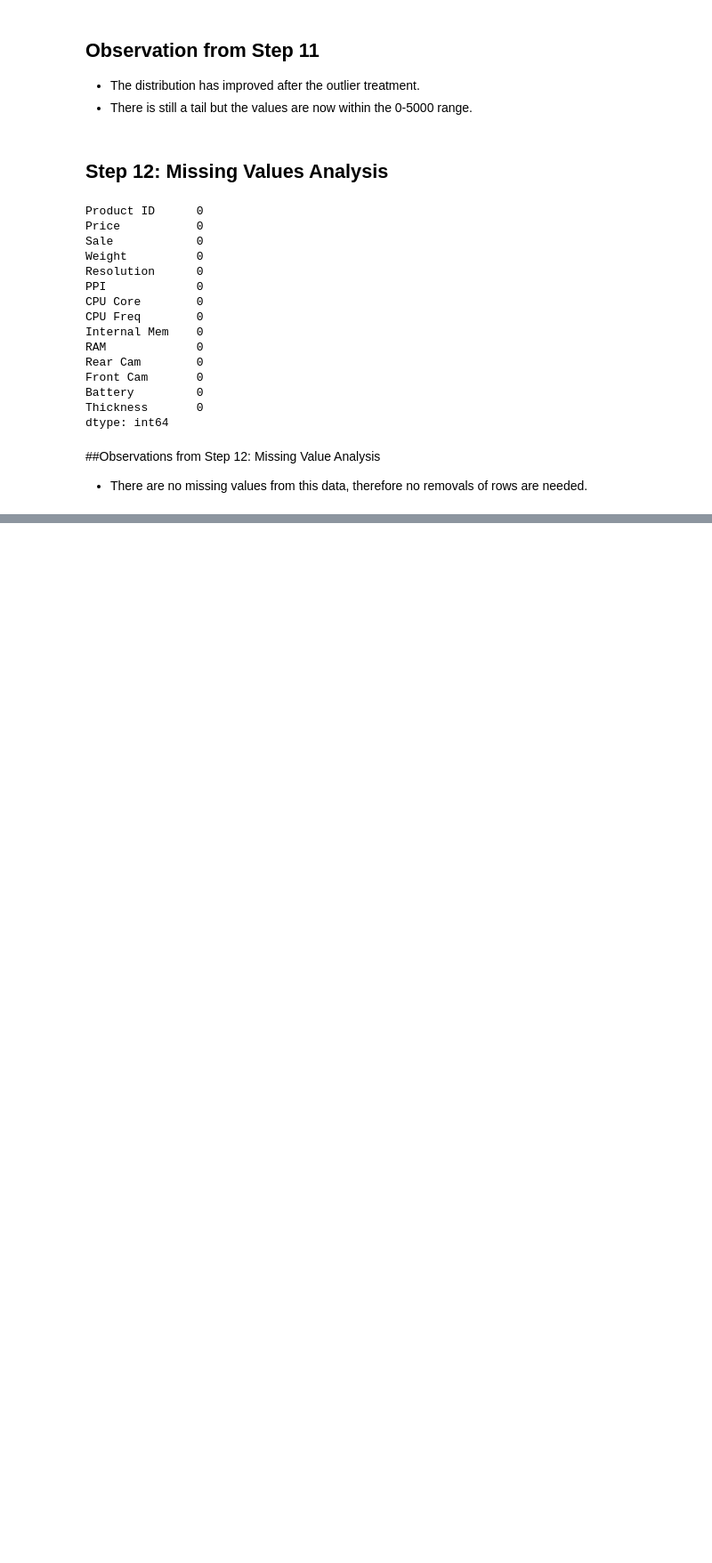
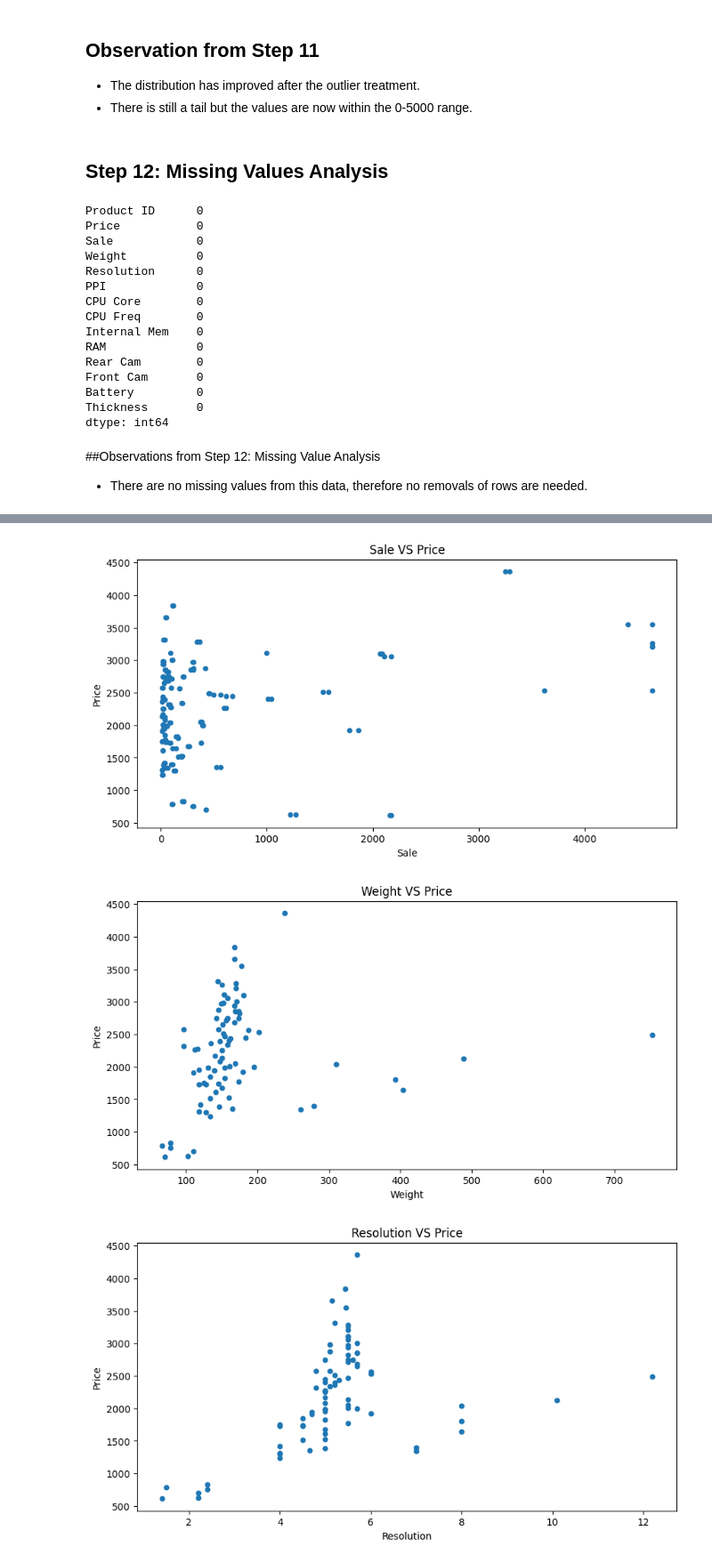
Before and after one commit to AdrianP03/ST1Capstone, a Jupyter notebook: ST1Capstone.ipynb, the cells around one changed output, grey strips where cells are left out. Shown: that part at 89% size. Cells and saved outputs as stored; diff of their text form; code cells hidden in the pictures; blank space fills up the shorter version.

```diff
--- a/ST1Capstone.ipynb
+++ b/ST1Capstone.ipynb
@@ -352,0 +378,11 @@ dtype: int64
+# %%
+ContinuousCols=['Sale', 'Weight', 'Resolution', 'PPI', 'CPU Freq', 'Rear Cam', 'Front Cam', 'Battery',
+                 'Thickness']
+
+# Plotting scatter chart for each predictor vs the target variable
+for predictor in ContinuousCols:
+    CellphoneData.plot.scatter(x=predictor, y='Price', figsize=(10,5), title=predictor+" VS "+ 'Price')
+# %% [output]
+[figure, added]
+[figure, added]
+[figure, added]
```
Also changed, not shown: parts of 3 cells of this notebook.
